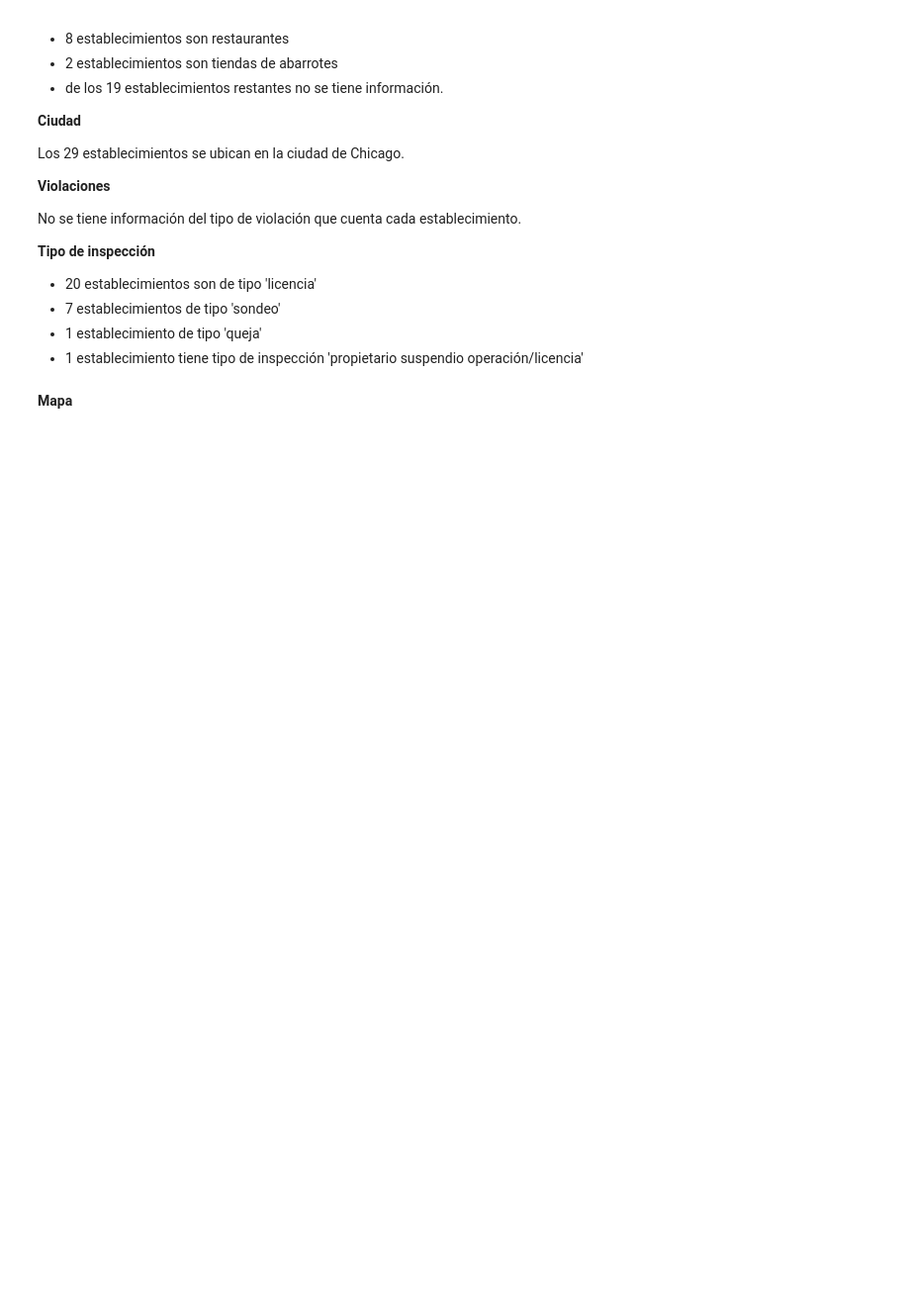
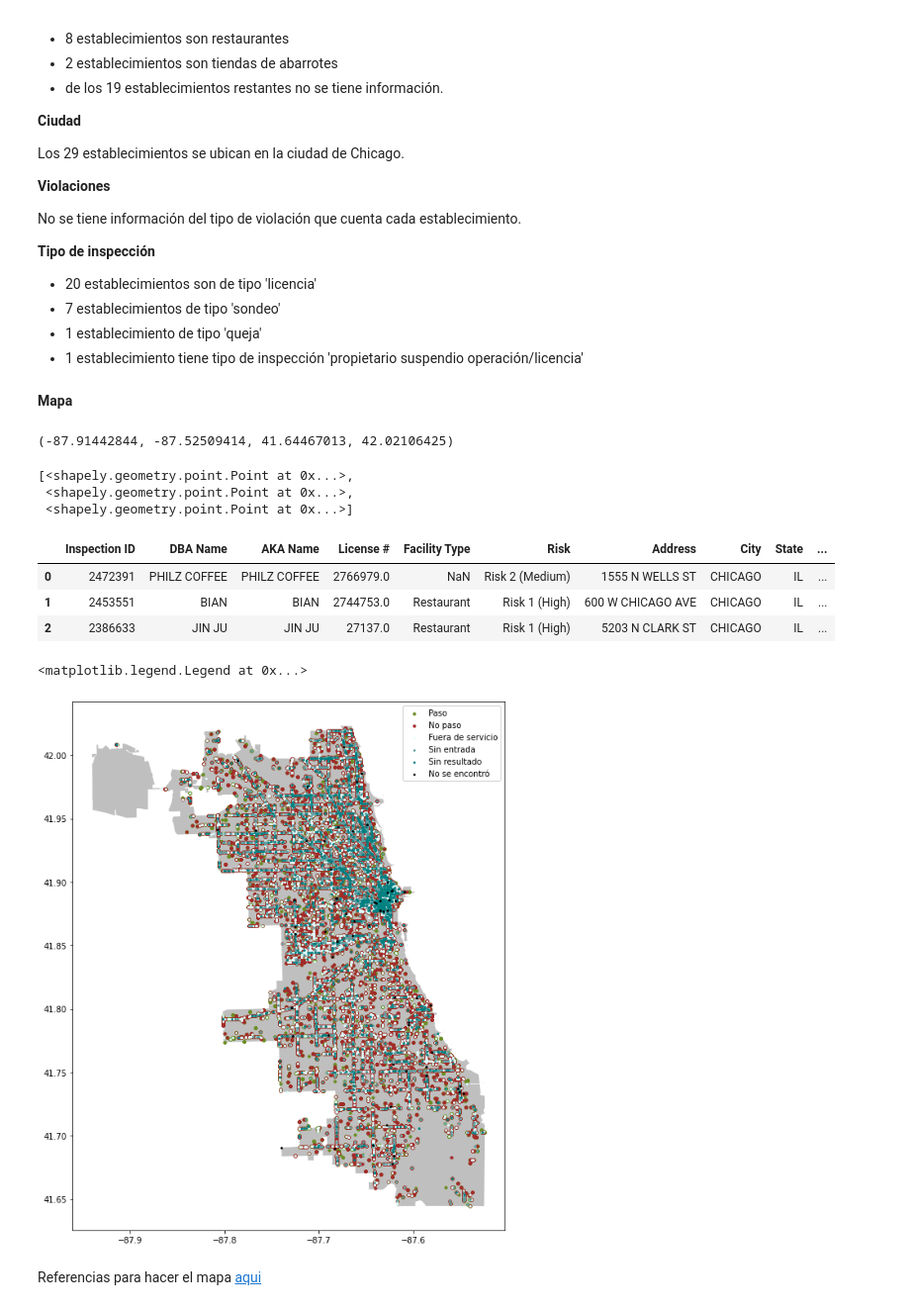
Before and after one commit to AnaTorresR/DPA-ADEI, a Jupyter notebook: notebooks/20211901_EDA_Ana.ipynb, the cells around one changed output. Shown at 99% size. Cells and saved outputs as stored; diff of their text form; code cells hidden in the pictures; blank space fills up the shorter version.

Commit message:
Mapa

```diff
--- a/notebooks/20211901_EDA_Ana.ipynb
+++ b/notebooks/20211901_EDA_Ana.ipynb
@@ -93,0 +85,42 @@ No se tiene información del tipo de violación que cuenta cada establecimiento.
+# %%
+BBox
+# %% [output]
+(-87.91442844, -87.52509414, 41.64467013, 42.02106425)
+# %%
+mapa = gpd.read_file("/Users/anatorres/Downloads/Boundaries - City/geo_export_22821c4e-ea33-4fe3-9203-9a4af3afa017.shp")
+# %%
+crs = {'init': 'epsg:4326'}
+# %%
+geometry = [Point(xy) for xy in zip(datos["Longitude"], datos["Latitude"])]
+geometry[:3]
+# %% [output]
+[<shapely.geometry.point.Point at 0x...>,
+ <shapely.geometry.point.Point at 0x...>,
+ <shapely.geometry.point.Point at 0x...>]
+# %%
+geo_df = gpd.GeoDataFrame(datos, crs = crs, geometry = geometry)
+# %%
+geo_df.head(3)
+# %% [output]
+|  | Inspection ID | DBA Name | AKA Name | License # | Facility Type | Risk | Address | City | State | ... |
+| 0 | 2472391 | PHILZ COFFEE | PHILZ COFFEE | 2766979.0 | NaN | Risk 2 (Medium) | 1555 N WELLS ST | CHICAGO | IL | ... |
+| 1 | 2453551 | BIAN | BIAN | 2744753.0 | Restaurant | Risk 1 (High) | 600 W CHICAGO AVE | CHICAGO | IL | ... |
+| 2 | 2386633 | JIN JU | JIN JU | 27137.0 | Restaurant | Risk 1 (High) | 5203 N CLARK ST | CHICAGO | IL | ... |
+# %%
+fig,ax = plt.subplots(figsize = (12,12))
+
+mapa.plot(ax=ax, alpha = 0.5, color = "grey")
+geo_df[geo_df['Results']=='Pass'].plot(ax=ax, markersize=10, color="olivedrab", marker="o", label="Paso")
+geo_df[geo_df['Results']=='Fail'].plot(ax=ax, markersize=10, color="brown", marker="o", label="No paso")
+geo_df[geo_df['Results']=='Pass w/conditions'].plot(ax=ax, markersize=5, color="light blue", marker="*", label="Paso c/condiciones")
+geo_df[geo_df['Results']=='Out of Business'].plot(ax=ax, markersize=5, color="lightcyan", marker="*", label="Fuera de servicio")
+geo_df[geo_df['Results']=='No Entry'].plot(ax=ax, markersize=5, color="cadetblue", marker="*", label="Sin entrada")
+geo_df[geo_df['Results']=='Not Ready'].plot(ax=ax, markersize=5, color="teal", marker="*", label="Sin resultado")
+geo_df[geo_df['Results']=='Business Not Located'].plot(ax=ax, markersize= 5, color="black", marker="*", label="No se encontró")
+
+plt.legend(prop={'size': 10})
+# %% [output]
+<matplotlib.legend.Legend at 0x...>
+[figure, added]
+# %% [markdown]
+Referencias para hacer el mapa [aqui](https://towardsdatascience.com/geopandas-101-plot-any-data-with-a-latitude-and-longitude-on-a-map-98e01944b972)
```
Also changed, not shown: parts of 3 cells of this notebook.
